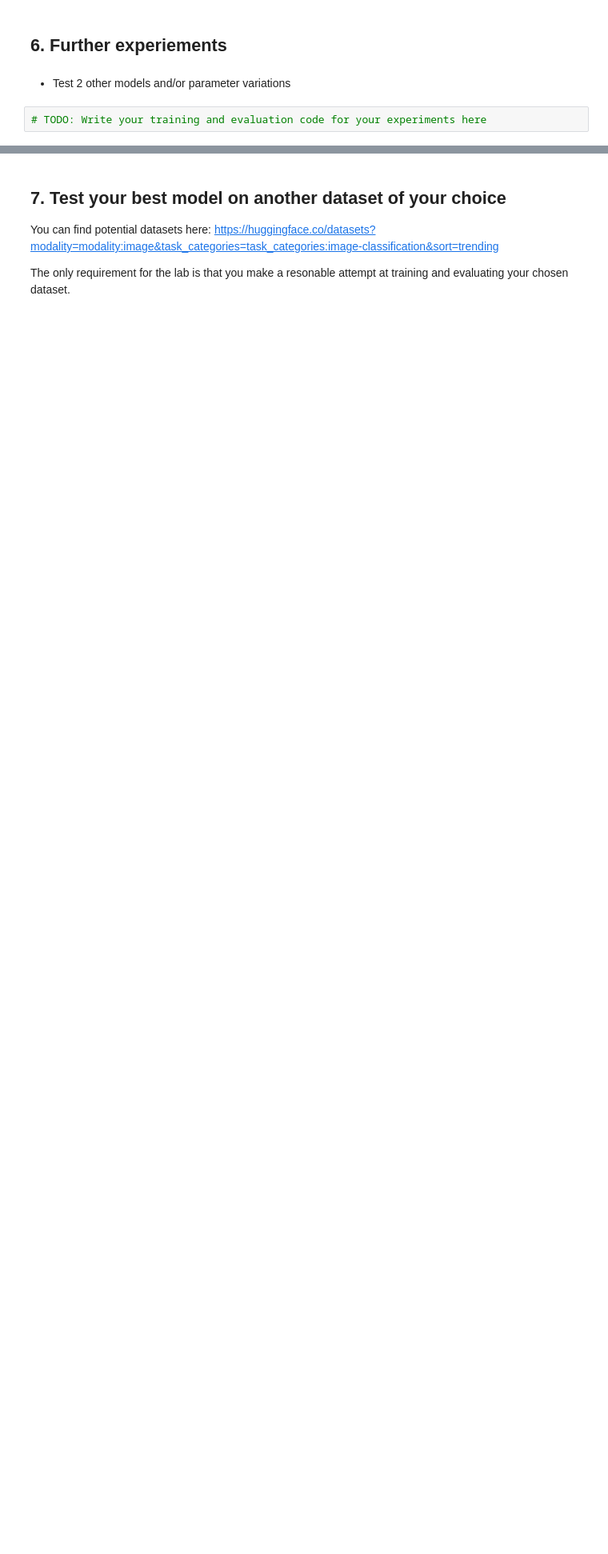
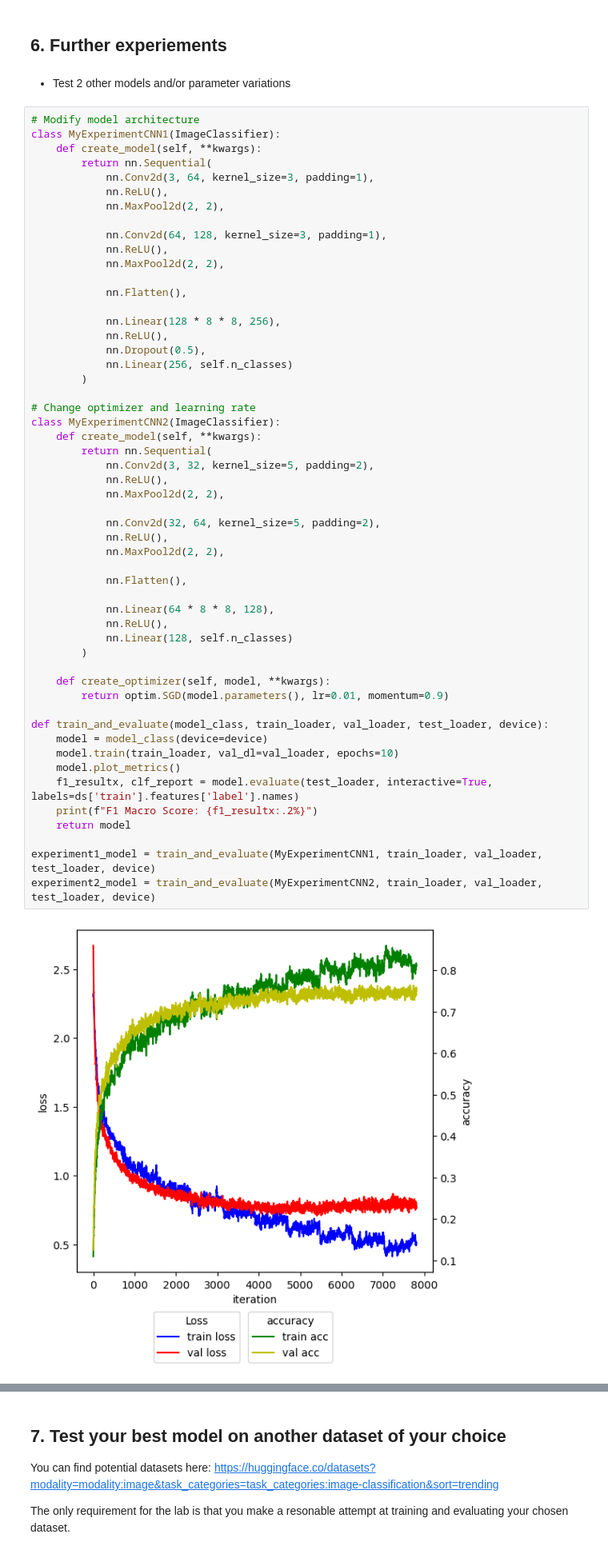
Before and after one commit to Nr755/EDAN96, a Jupyter notebook: lab5/Lab5.ipynb, the cells around one changed output, grey strips where cells are left out. Shown at 80% size. Drawn from its saved outputs; the diff is of its cells as text; blank space fills up the shorter version.

```diff
--- a/lab5/Lab5.ipynb
+++ b/lab5/Lab5.ipynb
@@ -813,4 +806,57 @@ F1 Macro Score: 69.93%
 # %% [markdown]
 * Test 2 other models and/or parameter variations
 # %%
-# TODO: Write your training and evaluation code for your experiments here
+# Modify model architecture
+class MyExperimentCNN1(ImageClassifier):
+    def create_model(self, **kwargs):
+        return nn.Sequential(
+            nn.Conv2d(3, 64, kernel_size=3, padding=1),
+            nn.ReLU(),
+            nn.MaxPool2d(2, 2),
+
+            nn.Conv2d(64, 128, kernel_size=3, padding=1),
+            nn.ReLU(),
+            nn.MaxPool2d(2, 2),
+
+            nn.Flatten(),
+
+            nn.Linear(128 * 8 * 8, 256),
+            nn.ReLU(),
+            nn.Dropout(0.5),
+            nn.Linear(256, self.n_classes)
+        )
+
+# Change optimizer and learning rate
+class MyExperimentCNN2(ImageClassifier):
+    def create_model(self, **kwargs):
+        return nn.Sequential(
+            nn.Conv2d(3, 32, kernel_size=5, padding=2),
+            nn.ReLU(),
+            nn.MaxPool2d(2, 2),
+
+            nn.Conv2d(32, 64, kernel_size=5, padding=2),
+            nn.ReLU(),
+            nn.MaxPool2d(2, 2),
+
+            nn.Flatten(),
+
+            nn.Linear(64 * 8 * 8, 128),
+            nn.ReLU(),
+            nn.Linear(128, self.n_classes)
+        )
+
+    def create_optimizer(self, model, **kwargs):
+        return optim.SGD(model.parameters(), lr=0.01, momentum=0.9)
+
+def train_and_evaluate(model_class, train_loader, val_loader, test_loader, device):
+    model = model_class(device=device)
+    model.train(train_loader, val_dl=val_loader, epochs=10)
+    model.plot_metrics()
+    f1_resultx, clf_report = model.evaluate(test_loader, interactive=True, labels=ds['train'].features['label'].names)
+    print(f"F1 Macro Score: {f1_resultx:.2%}")
+    return model
+
+experiment1_model = train_and_evaluate(MyExperimentCNN1, train_loader, val_loader, test_loader, device)
+experiment2_model = train_and_evaluate(MyExperimentCNN2, train_loader, val_loader, test_loader, device)
+# %% [output]
+[figure, added]
```
Also changed, not shown: parts of 4 cells of this notebook.
